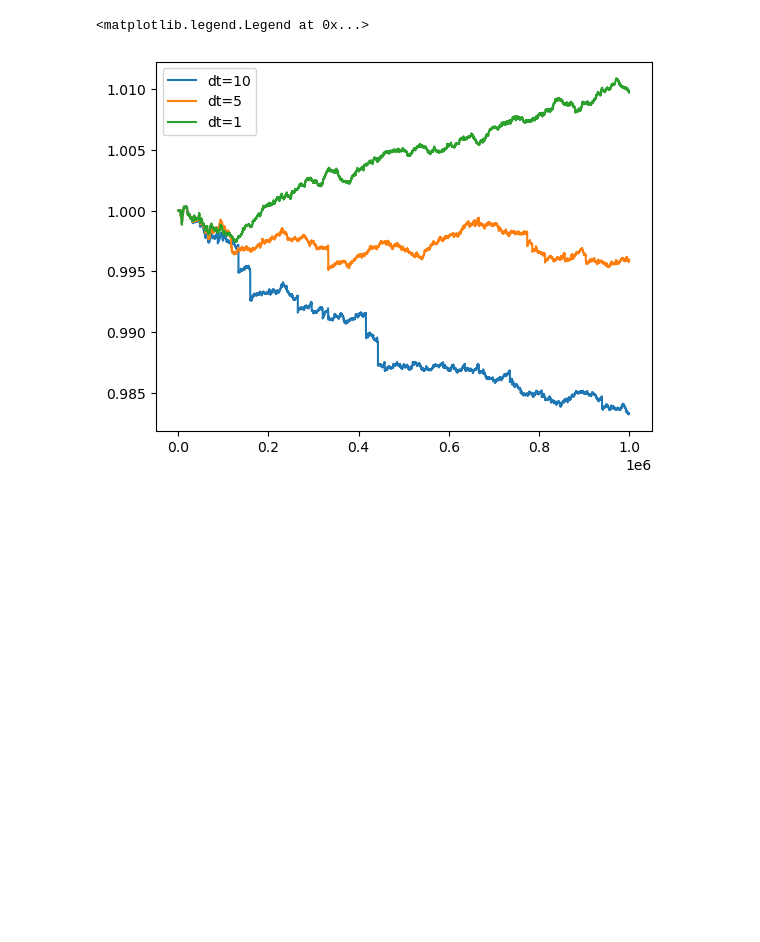
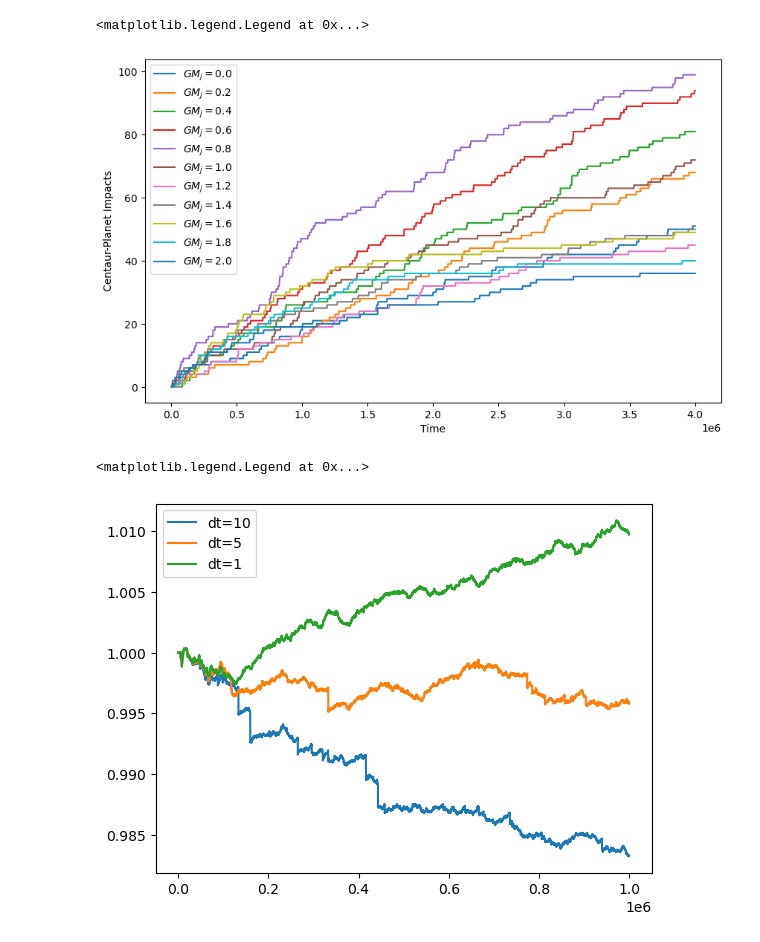
Before and after one commit to ThijsSpoor99/Project-Computational-Science, a Jupyter notebook: hypothesisTesting.ipynb, the cells around one changed output. Saved outputs shown, nothing was run; the diff lists cells and outputs as text; code cells hidden in the pictures; blank space fills up the shorter version.

```diff
--- a/hypothesisTesting.ipynb
+++ b/hypothesisTesting.ipynb
@@ -8,3 +66,34 @@ energy1 = np.genfromtxt("Data/energyTesting/centaurEnergy1dt.csv", delimiter=','
+# %%
+impact_0_0 = np.genfromtxt("Data/hypothesis/impact0.00.csv", delimiter=',')
+impact_0_2 = np.genfromtxt("Data/hypothesis/impact0.20.csv", delimiter=',')
+impact_0_4 = np.genfromtxt("Data/hypothesis/impact0.40.csv", delimiter=',')
+impact_0_6 = np.genfromtxt("Data/hypothesis/impact0.60.csv", delimiter=',')
+impact_0_8 = np.genfromtxt("Data/hypothesis/impact0.80.csv", delimiter=',')
+impact_1_0 = np.genfromtxt("Data/hypothesis/impact1.00.csv", delimiter=',')
+impact_1_2 = np.genfromtxt("Data/hypothesis/impact1.20.csv", delimiter=',')
+impact_1_4 = np.genfromtxt("Data/hypothesis/impact1.40.csv", delimiter=',')
+impact_1_6 = np.genfromtxt("Data/hypothesis/impact1.60.csv", delimiter=',')
+impact_1_8 = np.genfromtxt("Data/hypothesis/impact1.80.csv", delimiter=',')
+impact_2_0 = np.genfromtxt("Data/hypothesis/impact2.00.csv", delimiter=',')
+# %%
+plt.figure(figsize=(10, 6))
+plt.plot(impact_0_0, label=r"$GM_j = 0.0$")
+plt.plot(impact_0_2, label=r"$GM_j = 0.2$")
+plt.plot(impact_0_4, label=r"$GM_j = 0.4$")
+plt.plot(impact_0_6, label=r"$GM_j = 0.6$")
+plt.plot(impact_0_8, label=r"$GM_j = 0.8$")
+plt.plot(impact_1_0, label=r"$GM_j = 1.0$")
+plt.plot(impact_1_2, label=r"$GM_j = 1.2$")
+plt.plot(impact_1_4, label=r"$GM_j = 1.4$")
+plt.plot(impact_1_6, label=r"$GM_j = 1.6$")
+plt.plot(impact_1_8, label=r"$GM_j = 1.8$")
+plt.plot(impact_2_0, label=r"$GM_j = 2.0$")
+plt.xlabel("Time")
+plt.ylabel("Centaur-Planet Impacts")
+plt.legend(loc="upper left")
+# %% [output]
+<matplotlib.legend.Legend at 0x...>
+[figure, added]
 # %%
 plt.plot(np.arange(0, 1e6, 10), energy10 / energy1[0], label='dt=10')
 plt.plot(np.arange(0, 1e6, 5), energy5 / energy1[0], label='dt=5')
```
Also changed, not shown: parts of 4 cells of this notebook, 34 other files.
